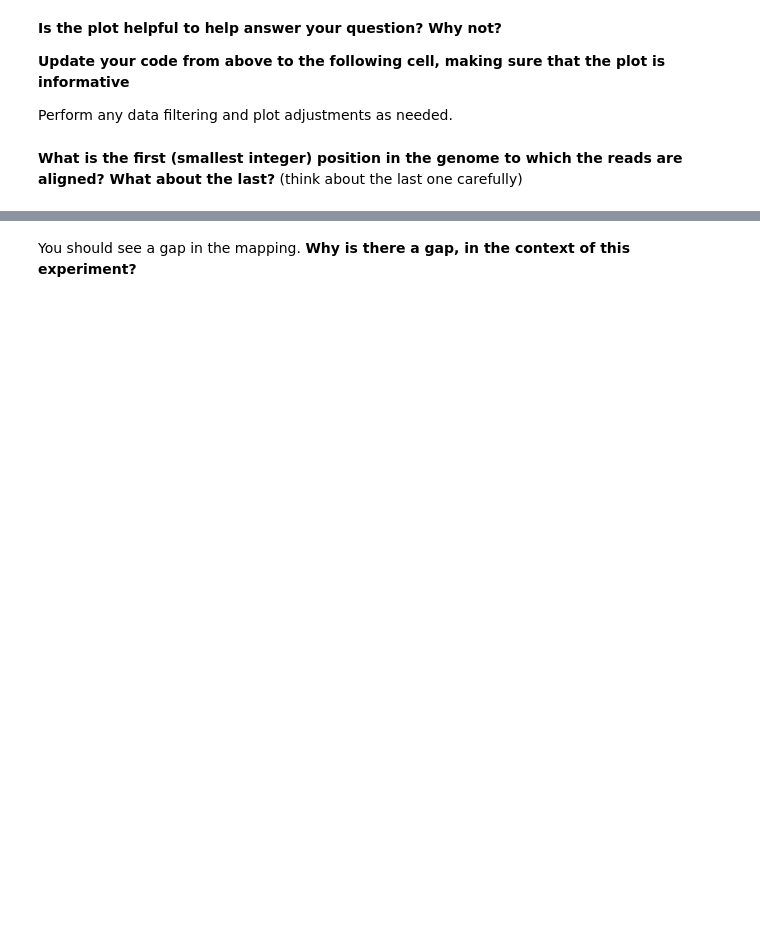
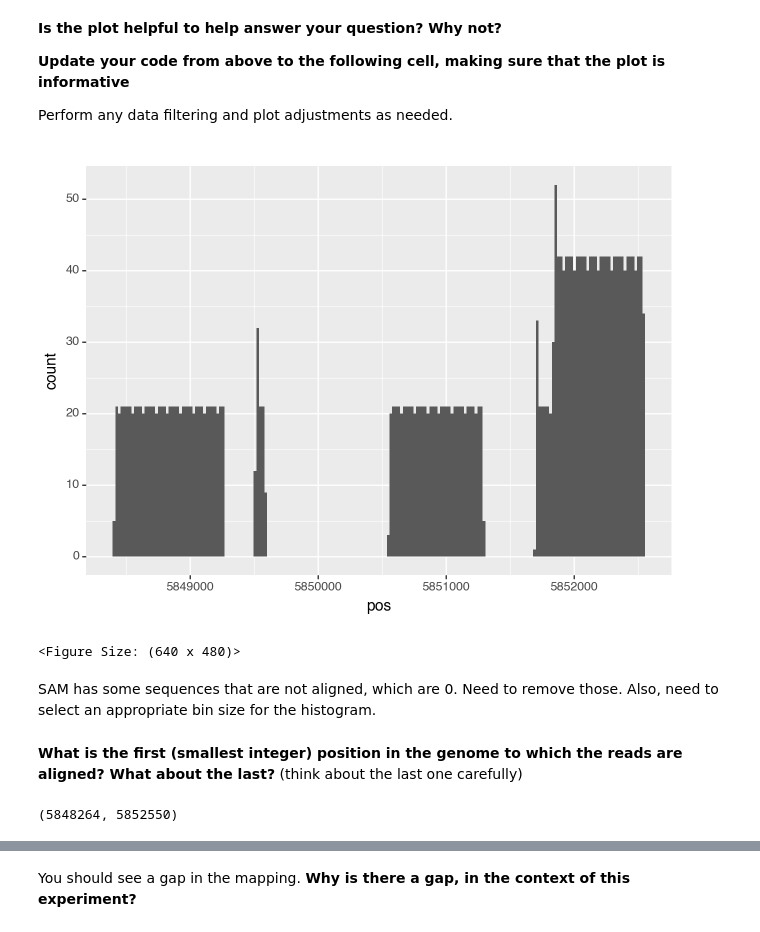
Before and after one commit to gofflab/quant_mol_neuro_2023, a Jupyter notebook: modules/module3/problemset/20230920_Module3_problemset.ipynb, the cells around one changed output, grey strips where cells are left out. Cells and saved outputs as stored; diff of their text form; code cells hidden in the pictures; blank space fills up the shorter version.

```diff
--- a/modules/module3/problemset/20230920_Module3_problemset.ipynb
+++ b/modules/module3/problemset/20230920_Module3_problemset.ipynb
@@ -52,5 +130,19 @@ Let's find out where in the genome the reads are mapping to.
 **Update your code from above to the following cell, making sure that the plot is informative**
 
 Perform any data filtering and plot adjustments as needed.
+# %%
+samf = sam[sam["transcript"] != "*"]
+pn.ggplot(samf, pn.aes(x="pos")) + pn.geom_histogram(bins=200)
+# %% [output]
+[figure, added]
+<Figure Size: (640 x 480)>
+# %% [markdown]
+SAM has some sequences that are not aligned, which are 0. Need to remove those.
+Also, need to select an appropriate bin size for the histogram.
 # %% [markdown]
 **What is the first (smallest integer) position in the genome to which the reads are aligned? What about the last?** (think about the last one carefully)
+# %%
+# Since this is a reverse strand mapping, we need to subtract the length of the read from the first position
+samf["pos"].min() - 150, samf["pos"].max()  # length of seq
+# %% [output]
+(5848264, 5852550)
```
Also changed, not shown: parts of 24 cells of this notebook.
